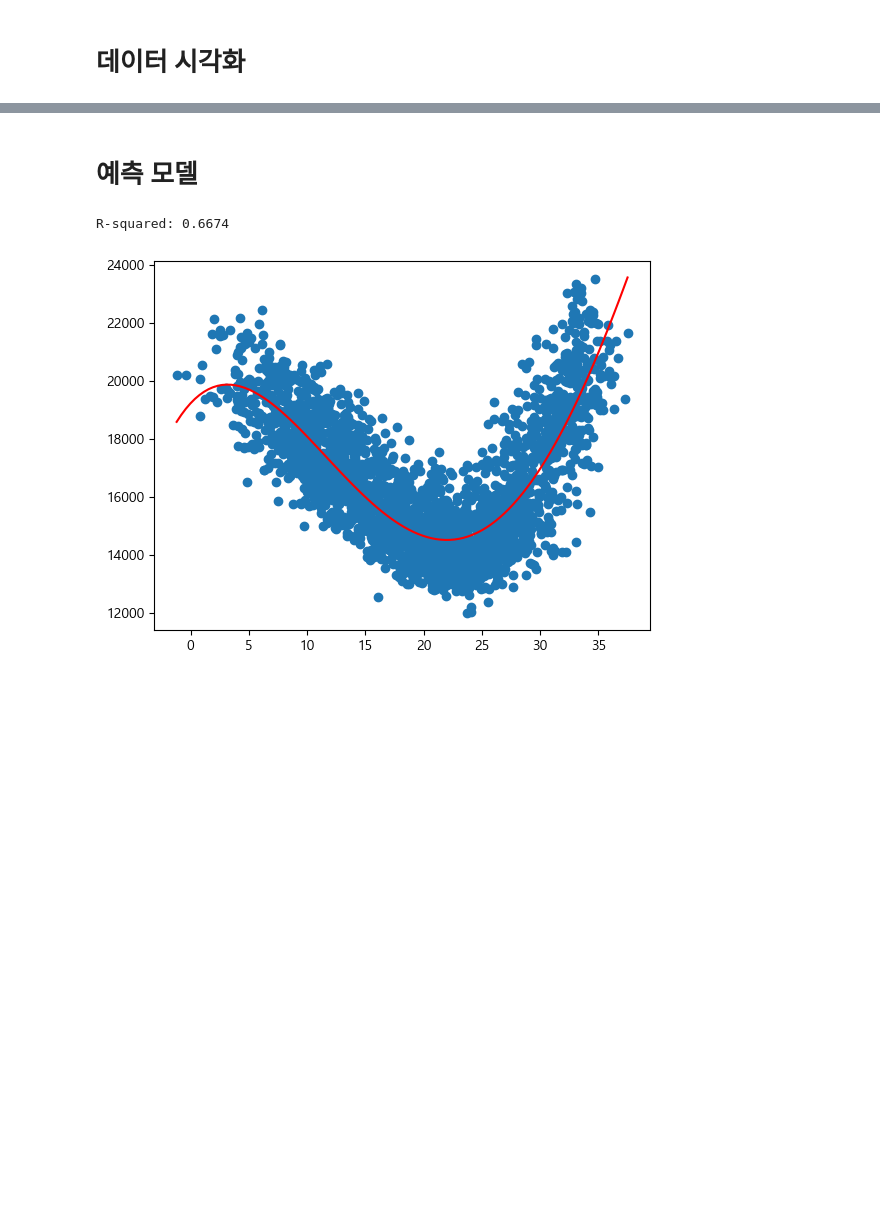
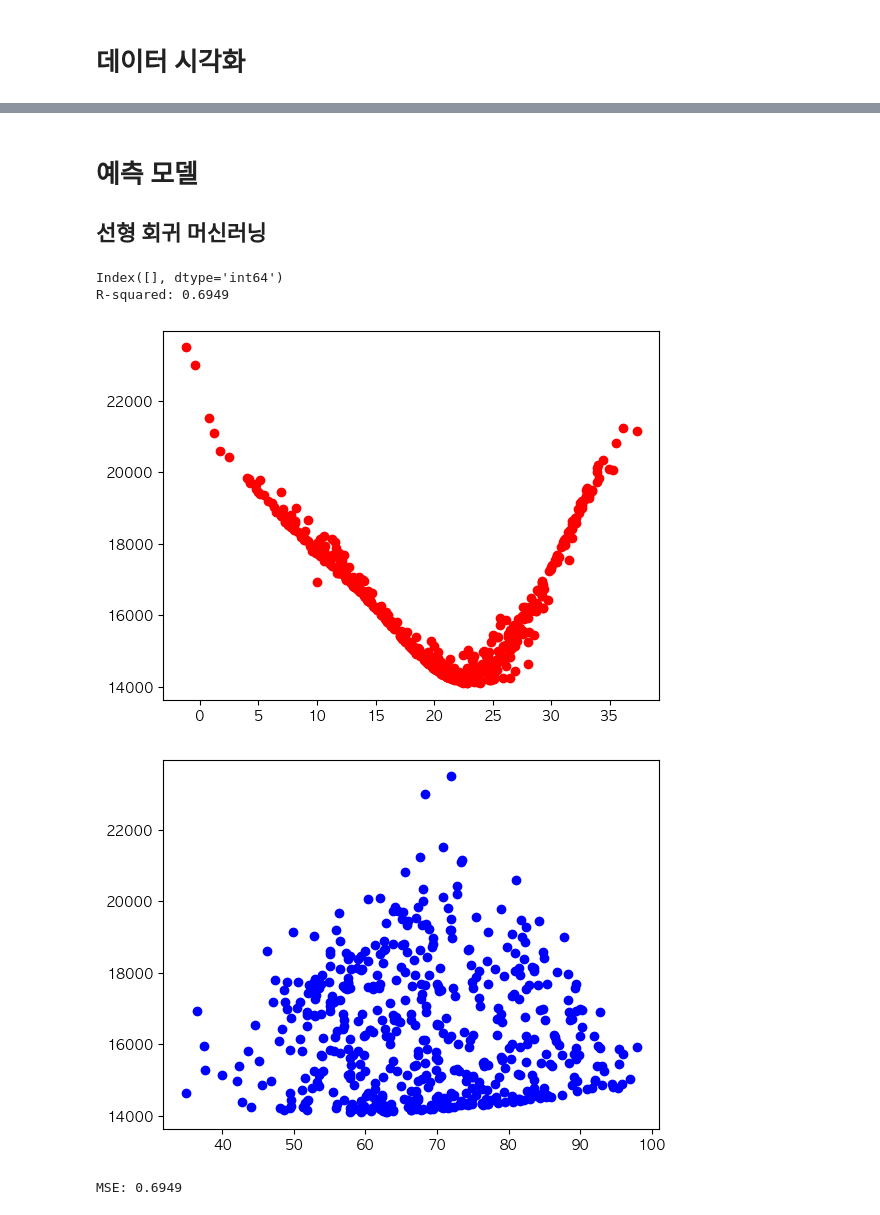
Before and after one commit to Duhoon/electricity_usage, a Jupyter notebook: analystic.ipynb, the cells around one changed output, grey strips where cells are left out. Saved outputs shown, nothing was run; the diff lists cells and outputs as text; code cells hidden in the pictures; blank space fills up the shorter version.

```diff
--- a/analystic.ipynb
+++ b/analystic.ipynb
@@ -3,7 +3,9 @@ import matplotlib.pyplot as plt
 import pandas as pd
 import seaborn as sns
 
-plt.rcParams['font.family'] = 'Malgun Gothic'
+# plt.rcParams['font.family'] = 'Malgun Gothic' # 윈도우 이용자
+plt.rcParams['font.family'] = 'AppleGothic' # Mac 이용자
+plt.rcParams['axes.unicode_minus'] = False
 # %%
 # 아래 데이터로 대체
 
@@ -71,10 +73,12 @@ df_temp = pd.read_csv("dataset/기온데이터.csv", encoding="cp949")
 df_sun = pd.read_csv("dataset/일조량데이터.csv", encoding="cp949")
 df_wind = pd.read_csv("dataset/풍속데이터.csv", encoding="cp949")
 df_rain = pd.read_csv("dataset/강수량데이터.csv", encoding='cp949')
+df_hum = pd.read_csv("dataset/습도데이터.csv", encoding='utf-8')
 
 # 풍향풍속데이터 전처리
 # 필요없는 컬럼 제거
 df_wind = df_wind.iloc[:, :4]
+df_hum = df_hum.iloc[:, 2:4]
 
 # 강수량 데이터 결측치 0으로 채워놓기
 df_rain.fillna(0, inplace=True)
@@ -84,13 +88,15 @@ df_temp.columns = ['일시', '평균기온', '최고기온', '최고기온시각
 df_sun.columns = ['일시', '일조합', '일조율', '일사합']
 df_wind.columns = ['일시', '평균풍속', '최대풍속', '최대풍속풍향']
 df_rain.columns = ['일시', '강수량']
+df_hum.columns = ["일시", "평균습도"]
 
 # 일시 컬럼 데이터
 df_sun = df_sun.iloc[:, 1:]
 df_wind = df_wind.iloc[:, 1:]
 df_rain = df_rain.iloc[:, 1:]
+df_hum = df_hum.iloc[:, 1:]
 
 # 합치기
-df_weather = pd.concat([df_temp, df_sun, df_wind, df_rain], axis=1)
+df_weather = pd.concat([df_temp, df_sun, df_wind, df_rain, df_hum], axis=1)
 print(df_weather)
 # %% [output]
@@ -196,31 +207,40 @@ sns.heatmap(df.corr(numeric_only=True))
 # %% [markdown]
 # 예측 모델
+
+## 선형 회귀 머신러닝
 # %%
 import numpy as np
 from sklearn.linear_model import LinearRegression
 from sklearn.preprocessing import PolynomialFeatures
 from sklearn.model_selection import train_test_split, GridSearchCV
+from sklearn.metrics import mean_squared_error
 from sklearn.pipeline import make_pipeline
 
-X = df["최고기온"].values.reshape(-1,1)
+print(df[df[["최고기온", "평균습도"]].isnull().any(axis=1)].index)
+df = df.dropna()
+
+X = df[["최고기온", "평균습도"]].values.reshape(-1,2)
+
 y = df["전력수요총합"].values
 
 X_train, X_test, y_train, y_test = train_test_split(X, y, test_size=0.2)
-model = make_pipeline(PolynomialFeatures(degree=4), LinearRegression())
+model = make_pipeline(PolynomialFeatures(degree=5), LinearRegression())
 model.fit(X_train, y_train)
 
 r_squared = model.score(X, y)
 print(f"R-squared: {r_squared:.4f}")
 
-X_range = np.linspace(min(X), max(X), 100).reshape(-1, 1)
-y_line = model.predict(X_range)
+y_pred = model.predict(X_test)
+plt.scatter(X_test[:, 0], y_pred, color="red")
+plt.show()
+plt.scatter(X_test[:, 1], y_pred, color="blue")
+plt.show()
 
-y_pred = model.predict(X_test)
-
-
-plt.plot(X_range, y_line, color="red")
-plt.scatter(X, y)
-plt.show()
+score = mean_squared_error(y_test, y_pred)
+print(f"MSE: {r_squared:.4f}")
 # %% [output]
-R-squared: 0.6674
+Index([], dtype='int64')
+R-squared: 0.6949
-[figure, old version]
+[figure, new version]
+[figure, added]
+MSE: 0.6949
```
Also changed, not shown: parts of 5 cells of this notebook.
